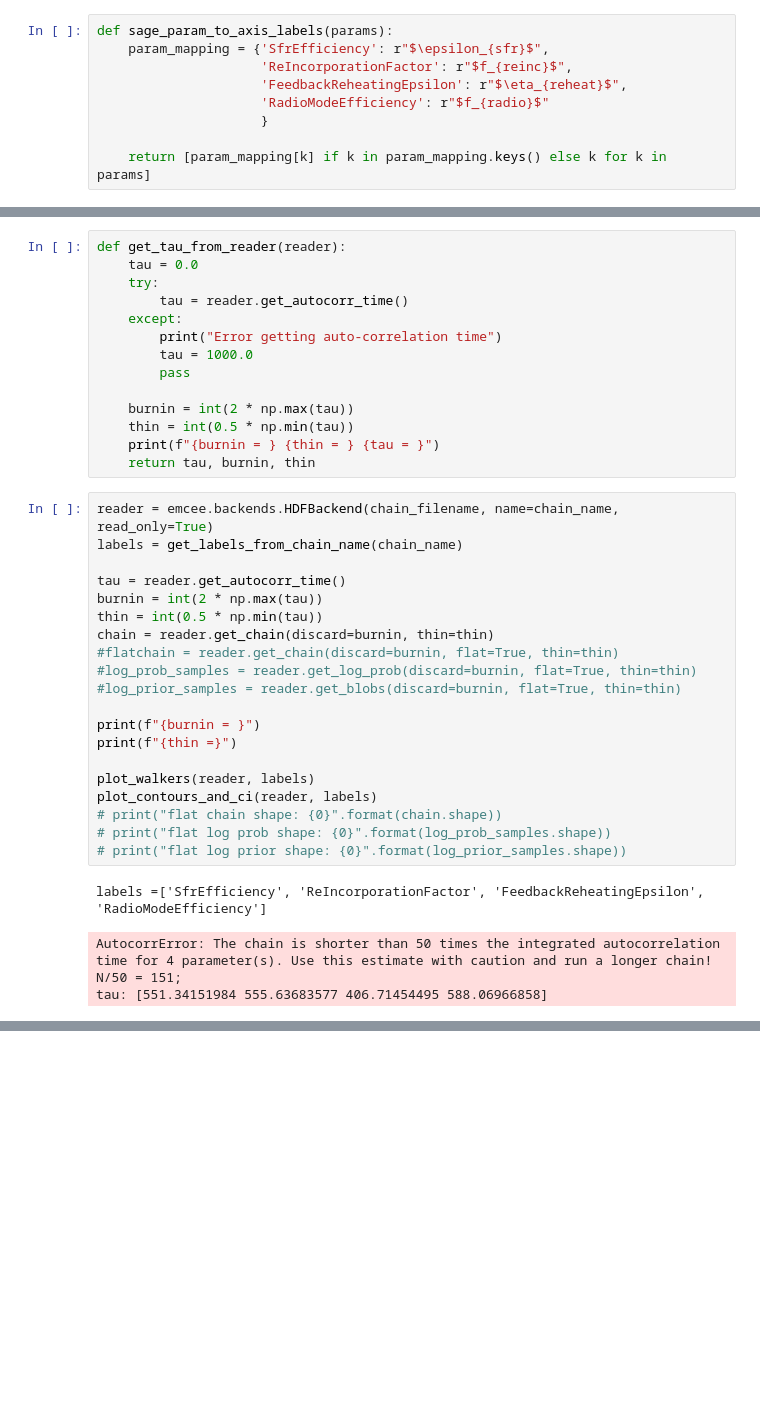
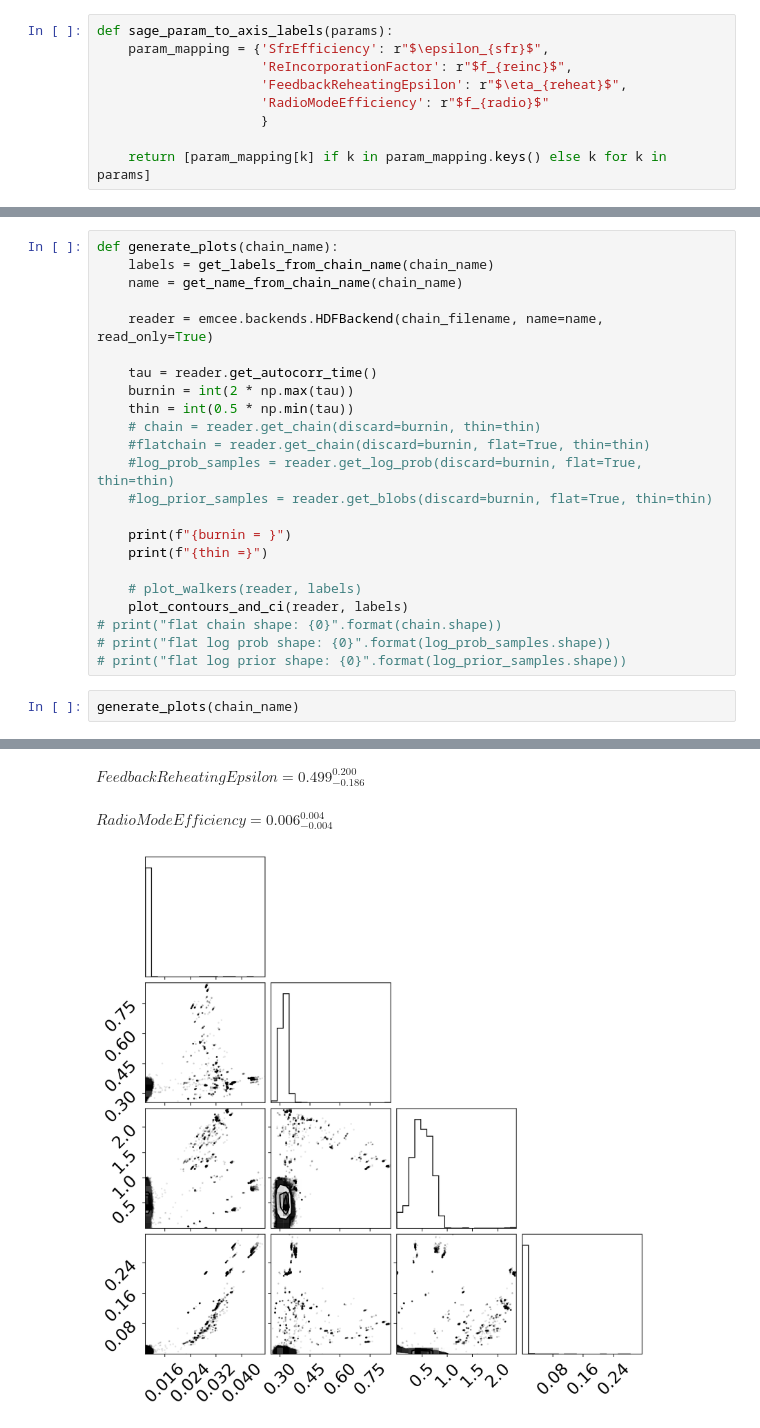
Before and after one commit to sage-home/sage-mcmc, a Jupyter notebook: plot_chains.ipynb, the cells around one changed output, grey strips where cells are left out. Saved outputs shown, nothing was run; the diff lists cells and outputs as text; blank space fills up the shorter version.

```diff
--- a/plot_chains.ipynb
+++ b/plot_chains.ipynb
@@ -71,42 +107,29 @@ def plot_contours_and_ci(reader, labels, **kwargs):
         txt = "{{{3}}} = {0:.3f}_{{-{1:.3f}}}^{{{2:.3f}}}"
         txt = txt.format(mcmc[1], q[0], q[1], labels[i])
         display(Math(txt))
-# %%
-def get_tau_from_reader(reader):
-    tau = 0.0
-    try:
-        tau = reader.get_autocorr_time()
-    except:
-        print("Error getting auto-correlation time")
-        tau = 1000.0
-        pass
-
-    burnin = int(2 * np.max(tau))
-    thin = int(0.5 * np.min(tau))
-    print(f"{burnin = } {thin = } {tau = }")
-    return tau, burnin, thin
 # %%
-reader = emcee.backends.HDFBackend(chain_filename, name=chain_name, read_only=True)
-labels = get_labels_from_chain_name(chain_name)
+def generate_plots(chain_name):
+    labels = get_labels_from_chain_name(chain_name)
+    name = get_name_from_chain_name(chain_name)
 
-tau = reader.get_autocorr_time()
-burnin = int(2 * np.max(tau))
-thin = int(0.5 * np.min(tau))
-chain = reader.get_chain(discard=burnin, thin=thin)
-#flatchain = reader.get_chain(discard=burnin, flat=True, thin=thin)
-#log_prob_samples = reader.get_log_prob(discard=burnin, flat=True, thin=thin)
-#log_prior_samples = reader.get_blobs(discard=burnin, flat=True, thin=thin)
+    reader = emcee.backends.HDFBackend(chain_filename, name=name, read_only=True)
 
-print(f"{burnin = }")
-print(f"{thin =}")
+    tau = reader.get_autocorr_time()
+    burnin = int(2 * np.max(tau))
+    thin = int(0.5 * np.min(tau))
+    # chain = reader.get_chain(discard=burnin, thin=thin)
+    #flatchain = reader.get_chain(discard=burnin, flat=True, thin=thin)
+    #log_prob_samples = reader.get_log_prob(discard=burnin, flat=True, thin=thin)
+    #log_prior_samples = reader.get_blobs(discard=burnin, flat=True, thin=thin)
 
-plot_walkers(reader, labels)
-plot_contours_and_ci(reader, labels)
+    print(f"{burnin = }")
+    print(f"{thin =}")
+
+    # plot_walkers(reader, labels)
+    plot_contours_and_ci(reader, labels)
 # print("flat chain shape: {0}".format(chain.shape))
 # print("flat log prob shape: {0}".format(log_prob_samples.shape))
 # print("flat log prior shape: {0}".format(log_prior_samples.shape))
-# %% [output]
-labels =['SfrEfficiency', 'ReIncorporationFactor', 'FeedbackReheatingEpsilon', 'RadioModeEfficiency']
-AutocorrError: The chain is shorter than 50 times the integrated autocorrelation time for 4 parameter(s). Use this estimate with caution and run a longer chain!
-N/50 = 151;
-tau: [551.34151984 555.63683577 406.71454495 588.06966858]
+# %%
+generate_plots(chain_name)
+# %% [output]
@@ -113 +147,4 @@ tau: [551.34151984 555.63683577 406.71454495 588.06966858]
+$\displaystyle {FeedbackReheatingEpsilon} = 0.499_{-0.186}^{0.200}$
+$\displaystyle {RadioModeEfficiency} = 0.006_{-0.004}^{0.004}$
+[figure, added]
 # %%
```
Also changed, not shown: parts of 9 cells of this notebook.
